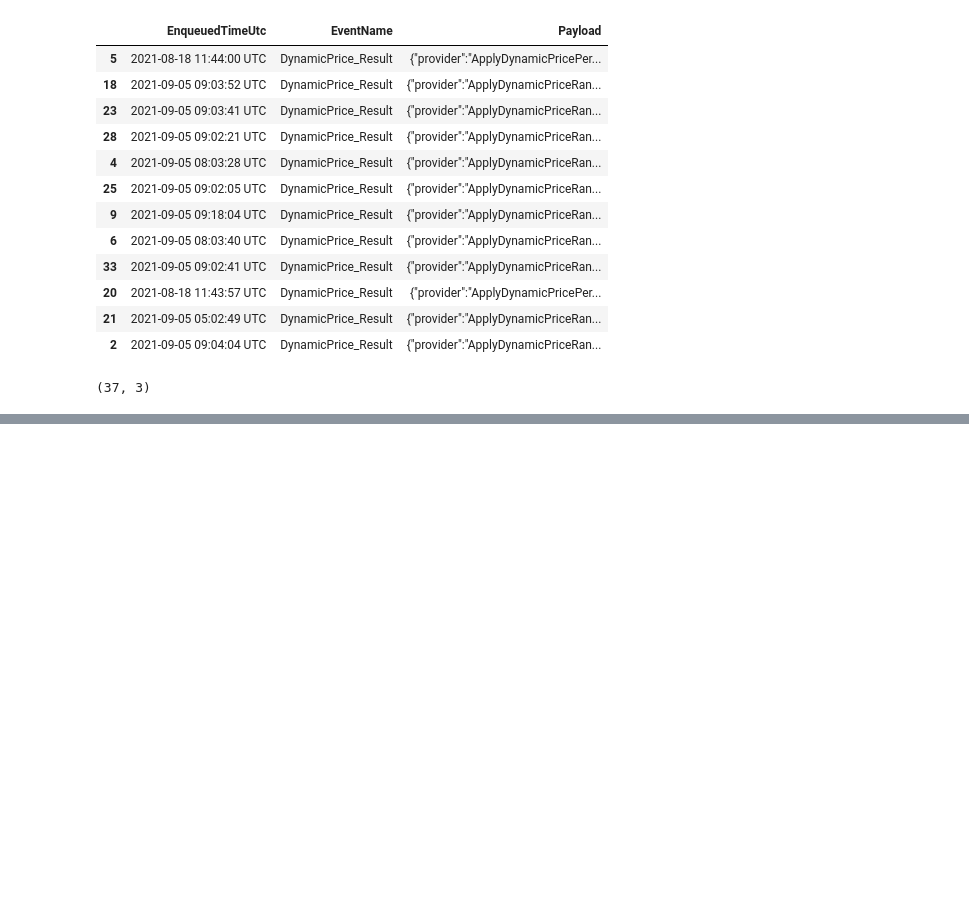
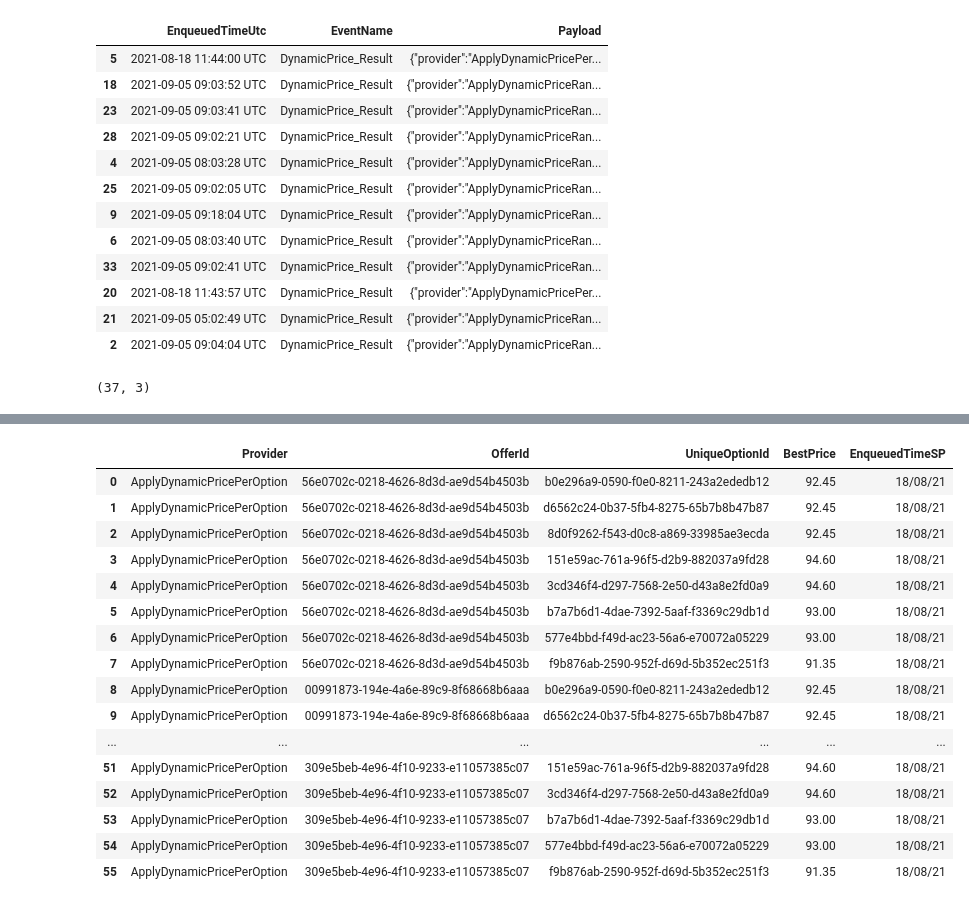
Before and after one commit to Piotr8706/Smaller_data_projects, a Jupyter notebook: Data Transformation/Analysis.ipynb, the cells around one changed output, grey strips where cells are left out. Cells and saved outputs as stored; diff of their text form; code cells hidden in the pictures; blank space fills up the shorter version.

```diff
--- a/Data Transformation/Analysis.ipynb
+++ b/Data Transformation/Analysis.ipynb
@@ -22,3 +22,5 @@ df.sample(n=12, random_state=55)
 df.shape
 # %% [output]
 (37, 3)
+# %%
+df["EnqueuedTimeUtc"] = pd.to_datetime(arg=df["EnqueuedTimeUtc"]).dt.tz_convert(tz="Brazil/East")
@@ -24,0 +34,3 @@ df.shape
+# %%
+dynamic_price_events = df[df["EventName"] == "DynamicPrice_Result"]
+dynamic_price_events.shape
@@ -24,0 +48,50 @@ df.shape
+# %%
+import json
+import pandas as pd
+
+def dynamic_price_option(row):
+    """Transform the JSON payload into a dynamic price option dataframe."""
+    enqueued_time = row["EnqueuedTimeUtc"].strftime("%d/%m/%y")
+    payload_row = json.loads(row["Payload"])
+
+    if payload_row["provider"] != "ApplyDynamicPricePerOption":
+        return []
+
+    provider = payload_row["provider"]
+    offer_id = payload_row["offerId"]
+
+    return [
+        {
+            "Provider": provider,
+            "OfferId": offer_id,
+            "UniqueOptionId": option["uniqueOptionId"],
+            "BestPrice": option["bestPrice"],
+            "EnqueuedTimeSP": enqueued_time
+        }
+        for option in payload_row["algorithmOutput"]
+    ]
+
+# Apply the function and flatten the list of lists into a single DataFrame
+dynamic_price_option_payload = pd.DataFrame(
+    [option for row in dynamic_price_events.apply(dynamic_price_option, axis=1) for option in row]
+)
+# %%
+dynamic_price_option_payload
+# %% [output]
+|  | Provider | OfferId | UniqueOptionId | BestPrice | EnqueuedTimeSP |
+| 0 | ApplyDynamicPricePerOption | 56e0702c-0218-4626-8d3d-ae9d54b4503b | b0e296a9-0590-f0e0-8211-243a2ededb12 | 92.45 | 18/08/21 |
+| 1 | ApplyDynamicPricePerOption | 56e0702c-0218-4626-8d3d-ae9d54b4503b | d6562c24-0b37-5fb4-8275-65b7b8b47b87 | 92.45 | 18/08/21 |
+| 2 | ApplyDynamicPricePerOption | 56e0702c-0218-4626-8d3d-ae9d54b4503b | 8d0f9262-f543-d0c8-a869-33985ae3ecda | 92.45 | 18/08/21 |
+| 3 | ApplyDynamicPricePerOption | 56e0702c-0218-4626-8d3d-ae9d54b4503b | 151e59ac-761a-96f5-d2b9-882037a9fd28 | 94.60 | 18/08/21 |
+| 4 | ApplyDynamicPricePerOption | 56e0702c-0218-4626-8d3d-ae9d54b4503b | 3cd346f4-d297-7568-2e50-d43a8e2fd0a9 | 94.60 | 18/08/21 |
+| 5 | ApplyDynamicPricePerOption | 56e0702c-0218-4626-8d3d-ae9d54b4503b | b7a7b6d1-4dae-7392-5aaf-f3369c29db1d | 93.00 | 18/08/21 |
+| 6 | ApplyDynamicPricePerOption | 56e0702c-0218-4626-8d3d-ae9d54b4503b | 577e4bbd-f49d-ac23-56a6-e70072a05229 | 93.00 | 18/08/21 |
+| 7 | ApplyDynamicPricePerOption | 56e0702c-0218-4626-8d3d-ae9d54b4503b | f9b876ab-2590-952f-d69d-5b352ec251f3 | 91.35 | 18/08/21 |
+| 8 | ApplyDynamicPricePerOption | 00991873-194e-4a6e-89c9-8f68668b6aaa | b0e296a9-0590-f0e0-8211-243a2ededb12 | 92.45 | 18/08/21 |
+| 9 | ApplyDynamicPricePerOption | 00991873-194e-4a6e-89c9-8f68668b6aaa | d6562c24-0b37-5fb4-8275-65b7b8b47b87 | 92.45 | 18/08/21 |
+| ... | ... | ... | ... | ... | ... |
+| 51 | ApplyDynamicPricePerOption | 309e5beb-4e96-4f10-9233-e11057385c07 | 151e59ac-761a-96f5-d2b9-882037a9fd28 | 94.60 | 18/08/21 |
+| 52 | ApplyDynamicPricePerOption | 309e5beb-4e96-4f10-9233-e11057385c07 | 3cd346f4-d297-7568-2e50-d43a8e2fd0a9 | 94.60 | 18/08/21 |
+| 53 | ApplyDynamicPricePerOption | 309e5beb-4e96-4f10-9233-e11057385c07 | b7a7b6d1-4dae-7392-5aaf-f3369c29db1d | 93.00 | 18/08/21 |
+| 54 | ApplyDynamicPricePerOption | 309e5beb-4e96-4f10-9233-e11057385c07 | 577e4bbd-f49d-ac23-56a6-e70072a05229 | 93.00 | 18/08/21 |
+| 55 | ApplyDynamicPricePerOption | 309e5beb-4e96-4f10-9233-e11057385c07 | f9b876ab-2590-952f-d69d-5b352ec251f3 | 91.35 | 18/08/21 |
```
Also changed, not shown: parts of 5 cells of this notebook, 1 other file.
